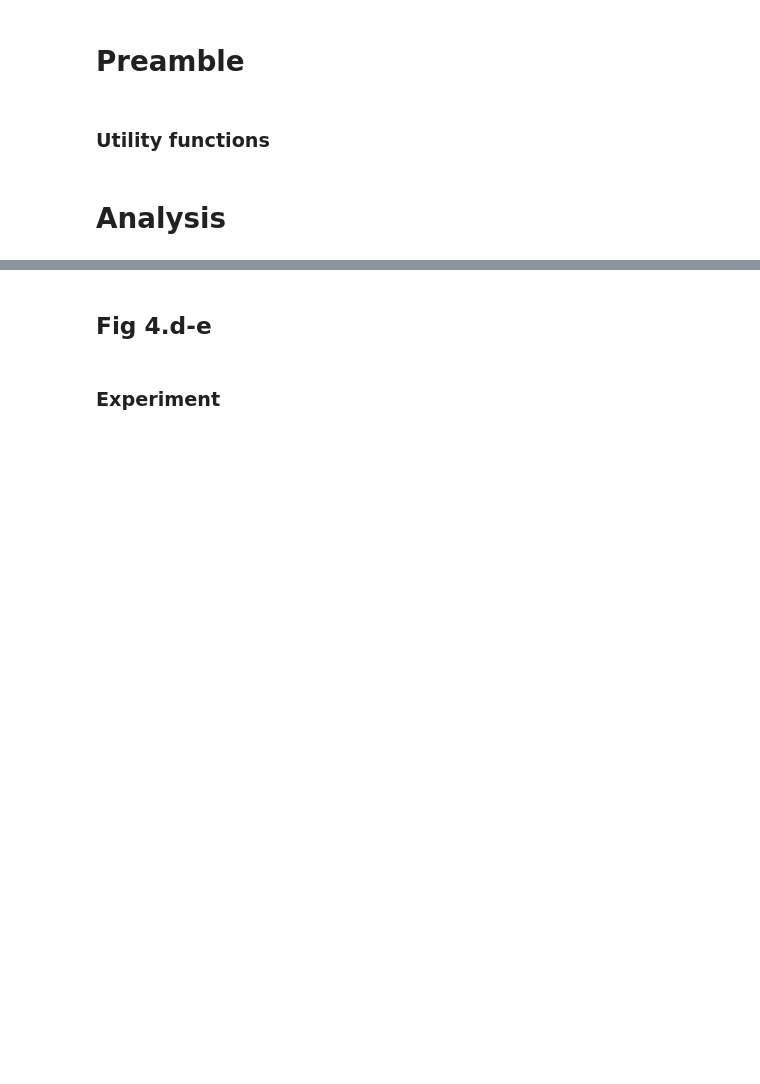
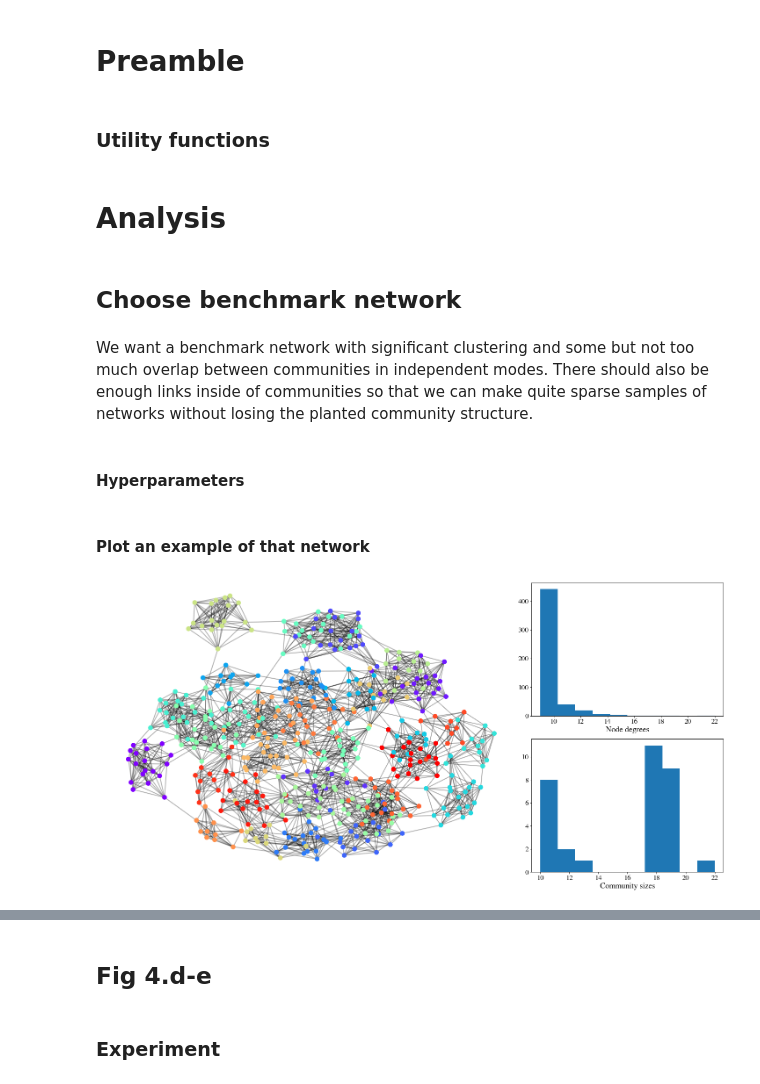
Before and after one commit to ulfaslak/git-github.com-ulfaslak-code-intermittent-communities_public, a Jupyter notebook: intermittent_communities.ipynb, the cells around one changed output, grey strips where cells are left out. Cells and saved outputs as stored; diff of their text form; code cells hidden in the pictures; blank space fills up the shorter version.

```diff
--- a/intermittent_communities.ipynb
+++ b/intermittent_communities.ipynb
@@ -135,3 +136,38 @@ def log_progress(sequence, every=None, size=None, name='Items'):
         )
 # %% [markdown]
 # Analysis
+# %% [markdown]
+## Choose benchmark network
+# %% [markdown]
+We want a benchmark network with significant clustering and some but not too much overlap between communities in independent modes. There should also be enough links inside of communities so that we can make quite sparse samples of networks without losing the planted community structure.
+# %% [markdown]
+#### Hyperparameters
+# %%
+LFR_params = dict(N=512, k=10, maxk=24, mu=0.05, t1=10, t2=10, maxc=24)
+# %% [markdown]
+#### Plot an example of that network
+# %%
+# An example of what a mode looks like
+G_example, partition_example = LFR_benchmark_graph(**LFR_params)
+
+plt.figure(figsize=(20, 10))
+
+plt.subplot2grid((2, 3), (0, 0), rowspan=2, colspan=2)
+draw(G_example, partition=partition_example)
+
+plt.subplot2grid((2, 3), (0, 2))
+plt.hist([d for n, d in G_example.degree()])
+plt.xlabel("Node degrees", fontsize=18)
+plt.xticks(fontsize=16)
+plt.yticks(fontsize=16)
+
+plt.subplot2grid((2, 3), (1, 2))
+plt.hist([len(nodes) for n, nodes in invert_partition(partition_example).items()])
+plt.xlabel("Community sizes", fontsize=18)
+plt.xticks(fontsize=16)
+plt.yticks(fontsize=16)
+
+plt.tight_layout()
+plt.show()
+# %% [output]
+[figure, added]
```
Also changed, not shown: parts of 23 cells of this notebook, 20 other files.
